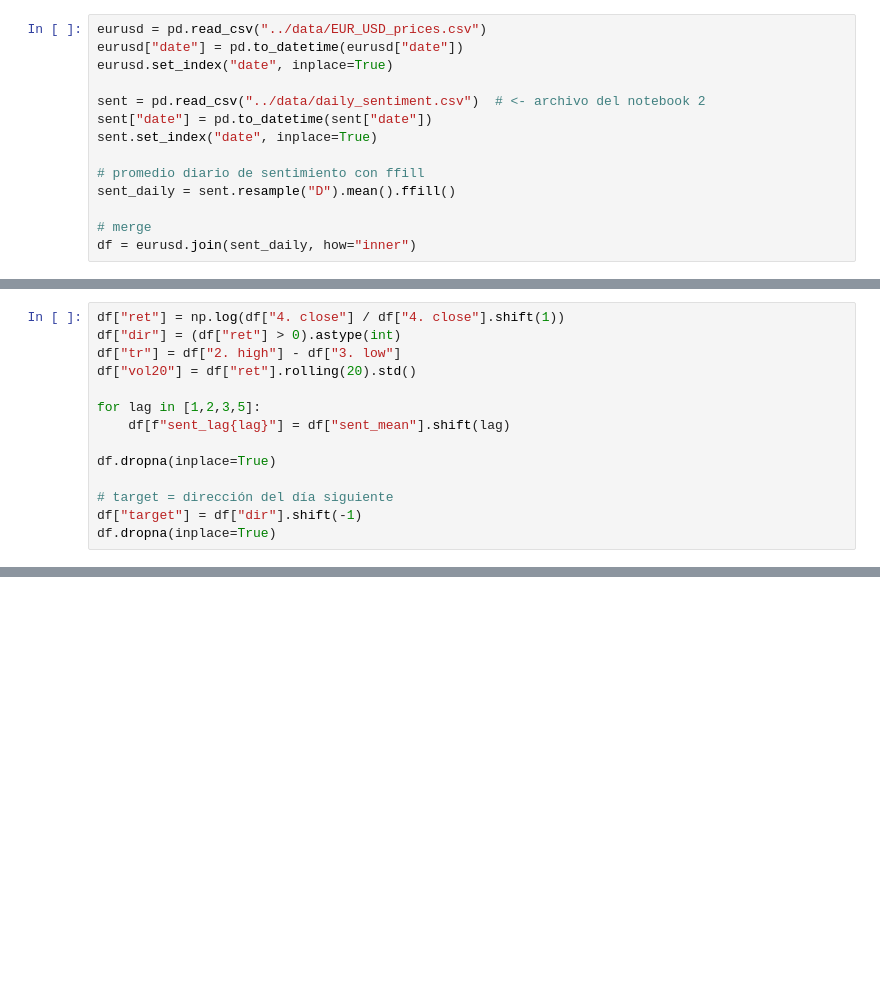
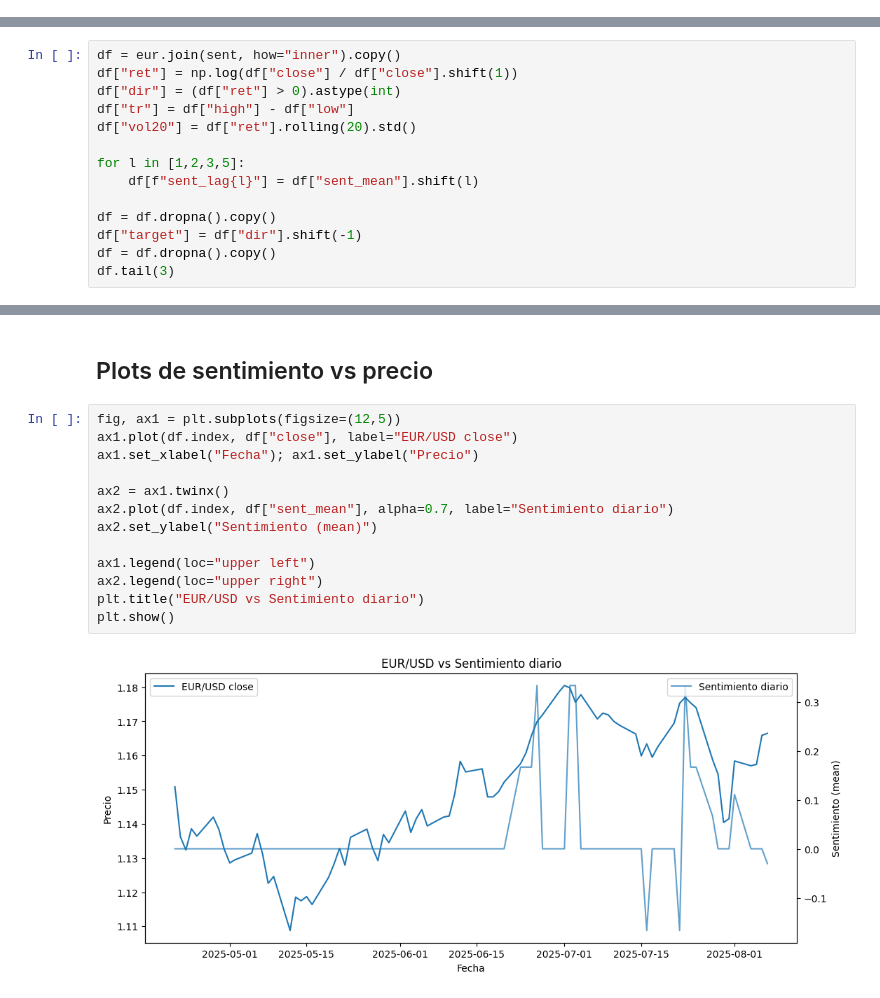
Before and after one commit to AnnaPChop/forex-sentiment-analysis, a Jupyter notebook: notebooks/03_correlacion_precio.ipynb, the cells around one changed output, grey strips where cells are left out. Saved outputs shown, nothing was run; the diff lists cells and outputs as text; blank space fills up the shorter version.

Commit message:
add plots

```diff
--- a/notebooks/03_correlacion_precio.ipynb
+++ b/notebooks/03_correlacion_precio.ipynb
@@ -12,14 +20,0 @@ from sklearn.metrics import accuracy_score, roc_auc_score, classification_report
-# %%
-eurusd = pd.read_csv("../data/EUR_USD_prices.csv")
-eurusd["date"] = pd.to_datetime(eurusd["date"])
-eurusd.set_index("date", inplace=True)
-
-sent = pd.read_csv("../data/daily_sentiment.csv")  # <- archivo del notebook 2
-sent["date"] = pd.to_datetime(sent["date"])
-sent.set_index("date", inplace=True)
-
-# promedio diario de sentimiento con ffill
-sent_daily = sent.resample("D").mean().ffill()
-
-# merge
-df = eurusd.join(sent_daily, how="inner")
@@ -28,14 +23,14 @@ df = eurusd.join(sent_daily, how="inner")
 # %%
-df["ret"] = np.log(df["4. close"] / df["4. close"].shift(1))
+df = eur.join(sent, how="inner").copy()
+df["ret"] = np.log(df["close"] / df["close"].shift(1))
 df["dir"] = (df["ret"] > 0).astype(int)
-df["tr"] = df["2. high"] - df["3. low"]
+df["tr"] = df["high"] - df["low"]
 df["vol20"] = df["ret"].rolling(20).std()
 
-for lag in [1,2,3,5]:
-    df[f"sent_lag{lag}"] = df["sent_mean"].shift(lag)
+for l in [1,2,3,5]:
+    df[f"sent_lag{l}"] = df["sent_mean"].shift(l)
 
-df.dropna(inplace=True)
-
-# target = dirección del día siguiente
+df = df.dropna().copy()
 df["target"] = df["dir"].shift(-1)
-df.dropna(inplace=True)
+df = df.dropna().copy()
+df.tail(3)
@@ -41,0 +84,17 @@ df.dropna(inplace=True)
+# %% [markdown]
+## Plots de sentimiento vs precio
+# %%
+fig, ax1 = plt.subplots(figsize=(12,5))
+ax1.plot(df.index, df["close"], label="EUR/USD close")
+ax1.set_xlabel("Fecha"); ax1.set_ylabel("Precio")
+
+ax2 = ax1.twinx()
+ax2.plot(df.index, df["sent_mean"], alpha=0.7, label="Sentimiento diario")
+ax2.set_ylabel("Sentimiento (mean)")
+
+ax1.legend(loc="upper left")
+ax2.legend(loc="upper right")
+plt.title("EUR/USD vs Sentimiento diario")
+plt.show()
+# %% [output]
+[figure, added]
```
Also changed, not shown: parts of 10 cells of this notebook.
